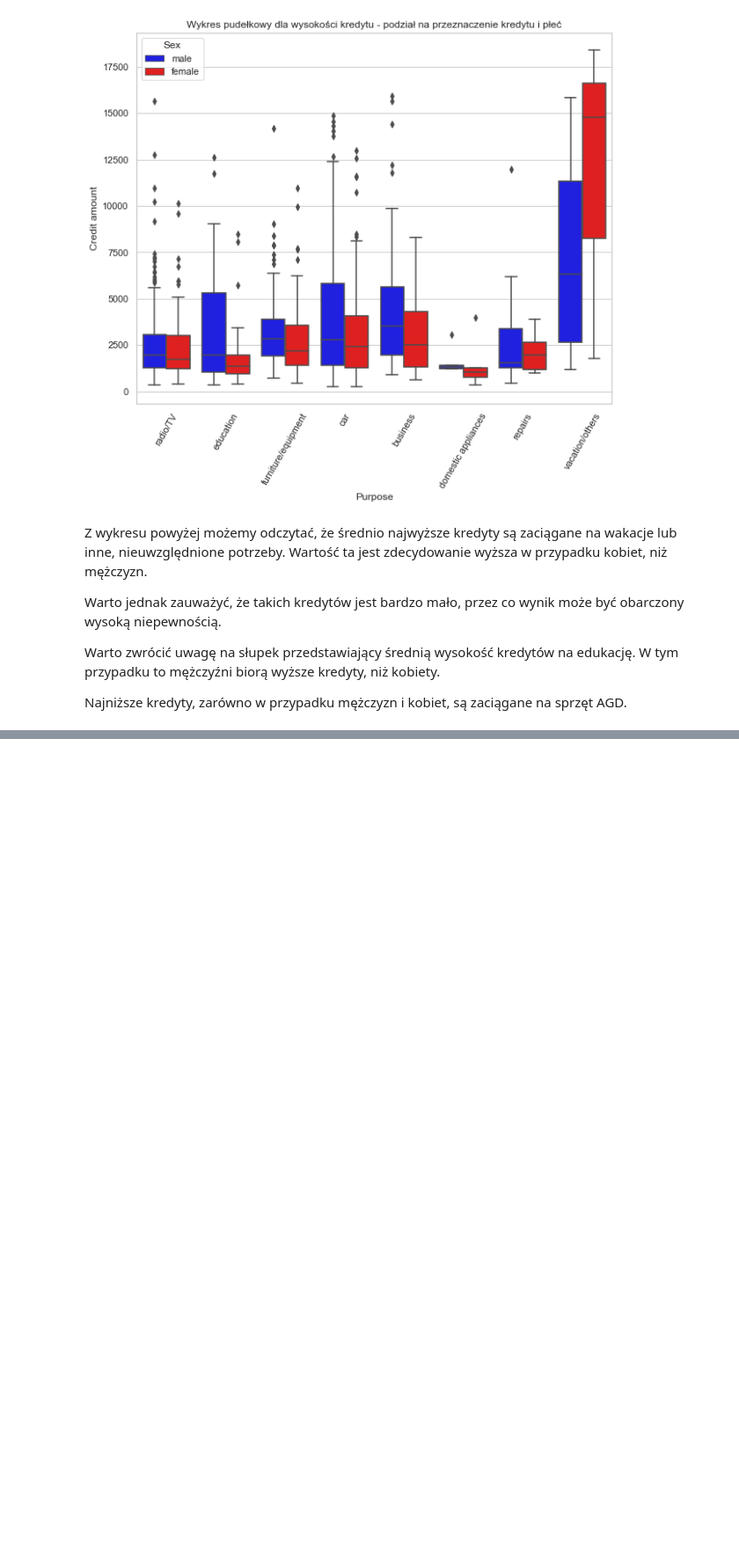
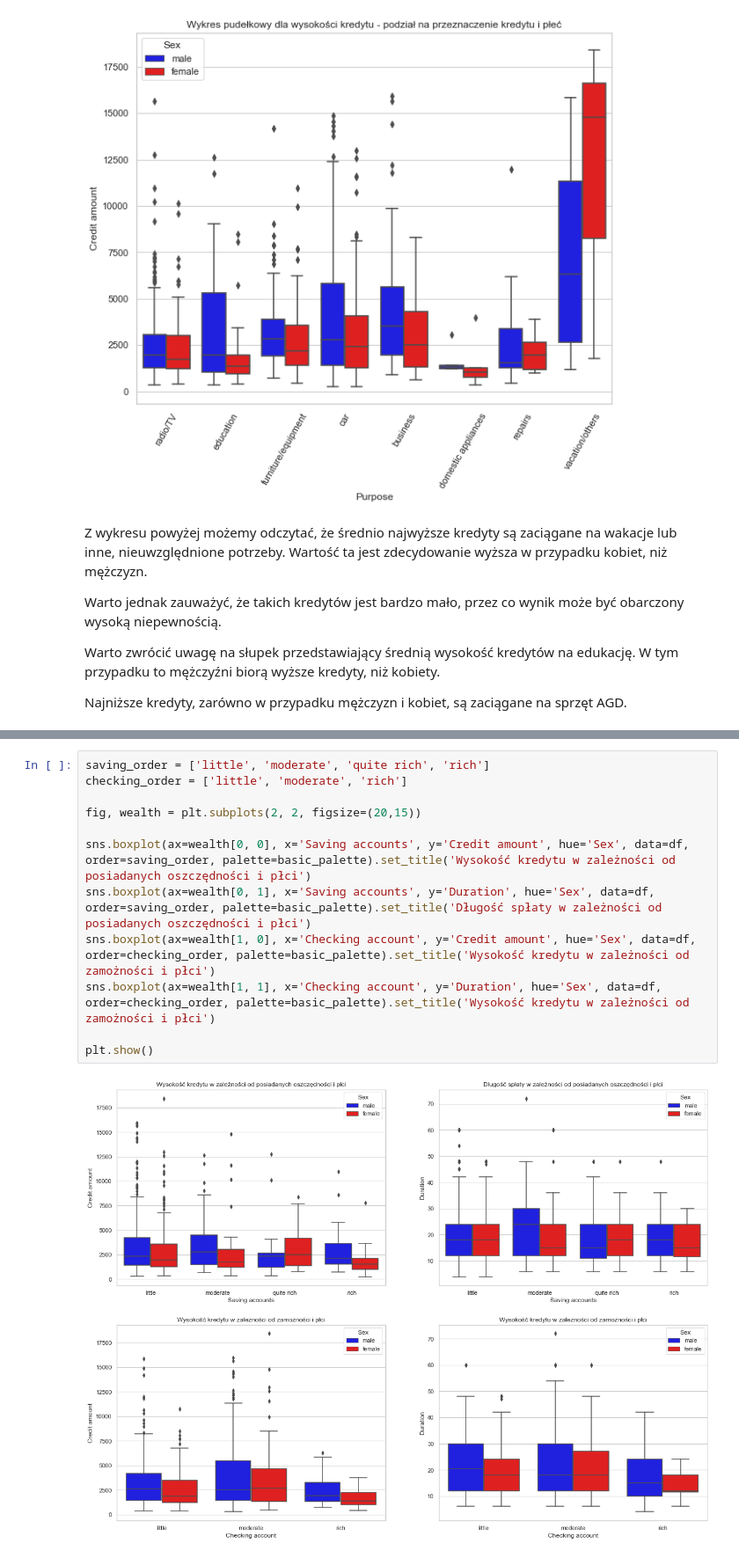
Before and after one commit to konwron/statystyka-projekt1, a Jupyter notebook: zadanie-1.ipynb, the cells around one changed output, grey strips where cells are left out. Shown at 88% size. Drawn from its saved outputs; the diff is of its cells as text; blank space fills up the shorter version.

```diff
--- a/zadanie-1.ipynb
+++ b/zadanie-1.ipynb
@@ -114,0 +134,14 @@ Trend jest widoczny dla obu płci, jednak w przypadku mężczyzn jest on minimal
+# %%
+saving_order = ['little', 'moderate', 'quite rich', 'rich']
+checking_order = ['little', 'moderate', 'rich']
+
+fig, wealth = plt.subplots(2, 2, figsize=(20,15))
+
+sns.boxplot(ax=wealth[0, 0], x='Saving accounts', y='Credit amount', hue='Sex', data=df, order=saving_order, palette=basic_palette).set_title('Wysokość kredytu w zależności od posiadanych oszczędności i płci')
+sns.boxplot(ax=wealth[0, 1], x='Saving accounts', y='Duration', hue='Sex', data=df, order=saving_order, palette=basic_palette).set_title('Długość spłaty w zależności od posiadanych oszczędności i płci')
+sns.boxplot(ax=wealth[1, 0], x='Checking account', y='Credit amount', hue='Sex', data=df, order=checking_order, palette=basic_palette).set_title('Wysokość kredytu w zależności od zamożności i płci')
+sns.boxplot(ax=wealth[1, 1], x='Checking account', y='Duration', hue='Sex', data=df, order=checking_order, palette=basic_palette).set_title('Wysokość kredytu w zależności od zamożności i płci')
+
+plt.show()
+# %% [output]
+[figure, added]
```
Also changed, not shown: parts of 7 cells of this notebook.
